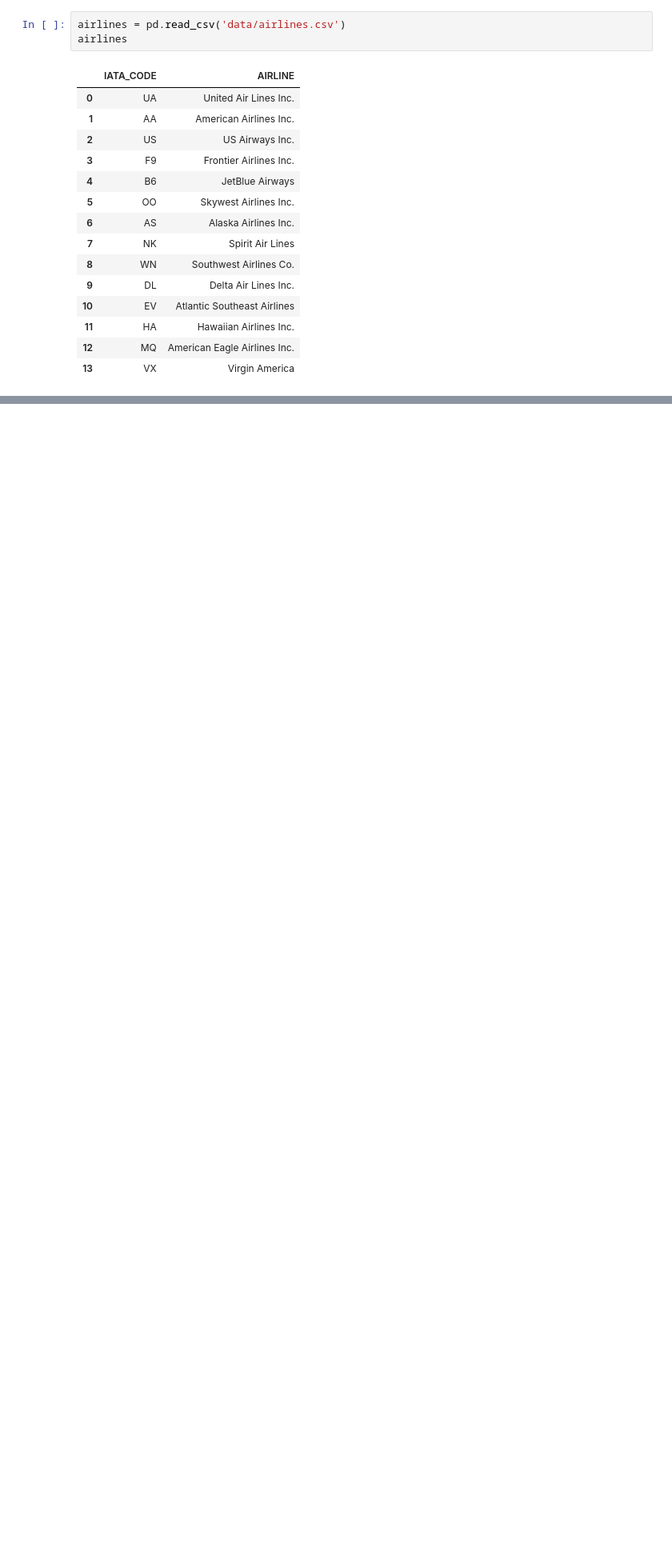
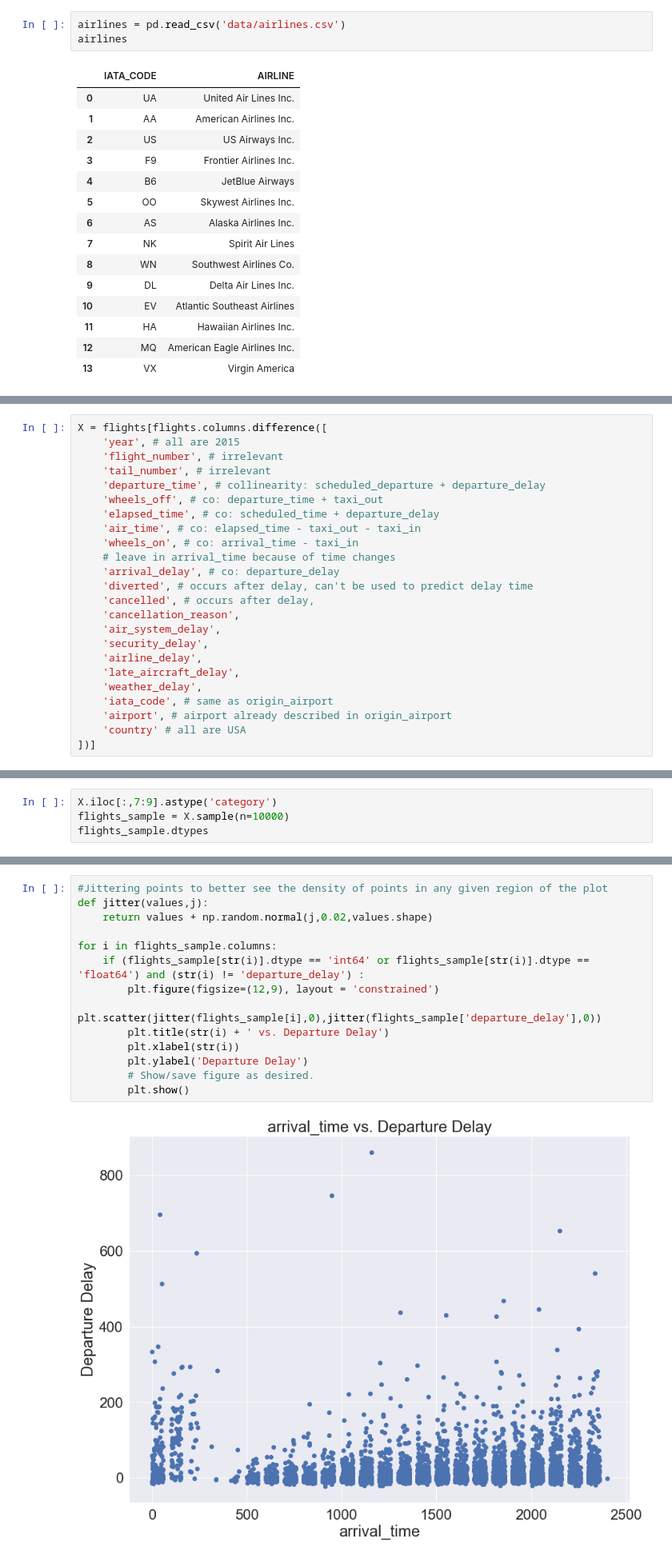
Before and after one commit to bencaterine/ding-ding-ding, a Jupyter notebook: model.ipynb, the cells around one changed output, grey strips where cells are left out. Shown at 80% size. Saved outputs shown, nothing was run; the diff lists cells and outputs as text; blank space fills up the shorter version.

```diff
--- a/model.ipynb
+++ b/model.ipynb
@@ -86,0 +58,24 @@ dtype: object
+# %%
+X = flights[flights.columns.difference([
+    'year', # all are 2015
+    'flight_number', # irrelevant
+    'tail_number', # irrelevant
+    'departure_time', # collinearity: scheduled_departure + departure_delay
+    'wheels_off', # co: departure_time + taxi_out
+    'elapsed_time', # co: scheduled_time + departure_delay
+    'air_time', # co: elapsed_time - taxi_out - taxi_in
+    'wheels_on', # co: arrival_time - taxi_in
+    # leave in arrival_time because of time changes
+    'arrival_delay', # co: departure_delay
+    'diverted', # occurs after delay, can't be used to predict delay time
+    'cancelled', # occurs after delay,
+    'cancellation_reason',
+    'air_system_delay',
+    'security_delay',
+    'airline_delay',
+    'late_aircraft_delay',
+    'weather_delay',
+    'iata_code', # same as origin_airport
+    'airport', # airport already described in origin_airport
+    'country' # all are USA
+])]
@@ -86,0 +84,4 @@ dtype: object
+# %%
+X.iloc[:,7:9].astype('category')
+flights_sample = X.sample(n=10000)
+flights_sample.dtypes
@@ -119,0 +151,16 @@ dtype: float64
+# %%
+#Jittering points to better see the density of points in any given region of the plot
+def jitter(values,j):
+    return values + np.random.normal(j,0.02,values.shape)
+
+for i in flights_sample.columns:
+    if (flights_sample[str(i)].dtype == 'int64' or flights_sample[str(i)].dtype == 'float64') and (str(i) != 'departure_delay') :
+        plt.figure(figsize=(12,9), layout = 'constrained')
+        plt.scatter(jitter(flights_sample[i],0),jitter(flights_sample['departure_delay'],0))
+        plt.title(str(i) + ' vs. Departure Delay')
+        plt.xlabel(str(i))
+        plt.ylabel('Departure Delay')
+        # Show/save figure as desired.
+        plt.show()
+# %% [output]
+[figure, added]
```
Also changed, not shown: parts of 27 cells of this notebook.
